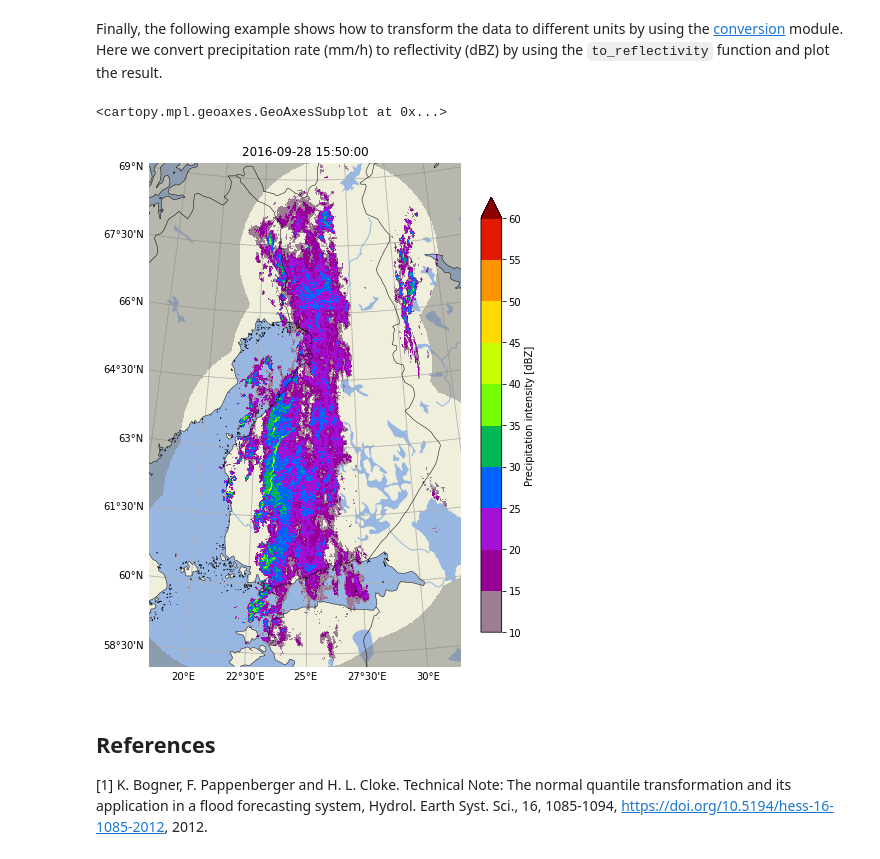
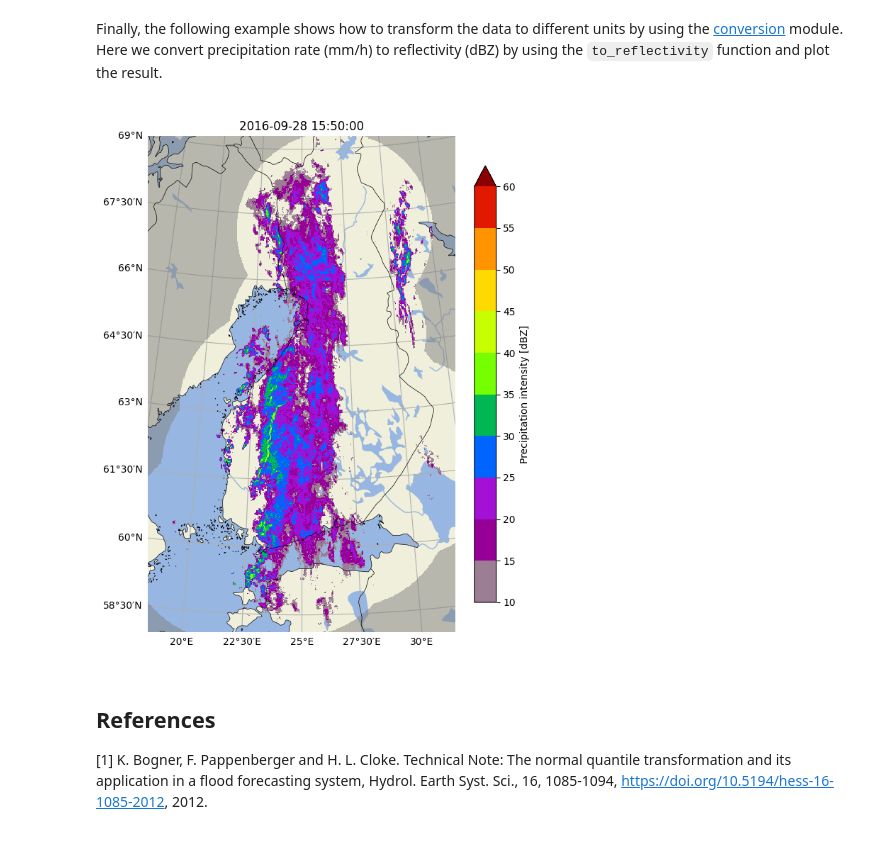
Before and after one commit to pySTEPS/ERAD-nowcasting-course-2026, a Jupyter notebook: notebooks/exercise_notebooks/block_02_input_data.ipynb, the cells around one changed output. Saved outputs shown, nothing was run; the diff lists cells and outputs as text; code cells hidden in the pictures.

```diff
--- a/notebooks/exercise_notebooks/block_02_input_data.ipynb
+++ b/notebooks/exercise_notebooks/block_02_input_data.ipynb
@@ -278,22 +278,22 @@ Finally, the following example shows how to transform the data to different unit
 # %%
 from pysteps.utils import conversion
 
 plt.figure(figsize=(7, 10))
 
 # Convert precipitation rate to reflectivity
 precip_reflectivity, metadata_reflectivity = conversion.to_reflectivity(precip[-1], metadata)
 # Plot the reflectivity field. Since the data is now in dBZ units, we need to
 # explicitly specify this when calling plot_precip_field.
 plot_precip_field(
     precip_reflectivity,
     geodata=metadata_reflectivity,
     title=metadata["timestamps"][-1],
     units="dBZ",
     map_kwargs=map_kwargs
 )
+plt.subplot(111).set_axis_off()
 # %% [output]
-<cartopy.mpl.geoaxes.GeoAxesSubplot at 0x...>
-[figure, old version]
+[figure, new version]
 # %% [markdown]
 ## References
 
```
Also changed, not shown: parts of 9 cells of this notebook.
